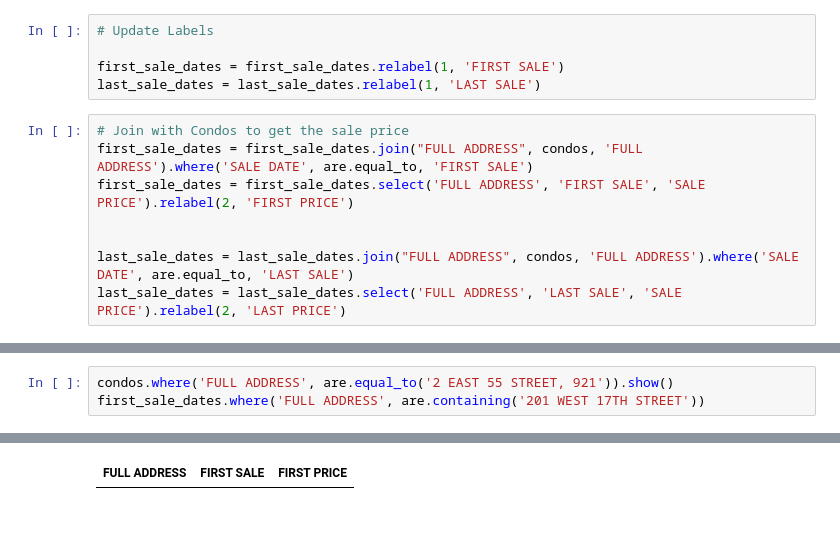
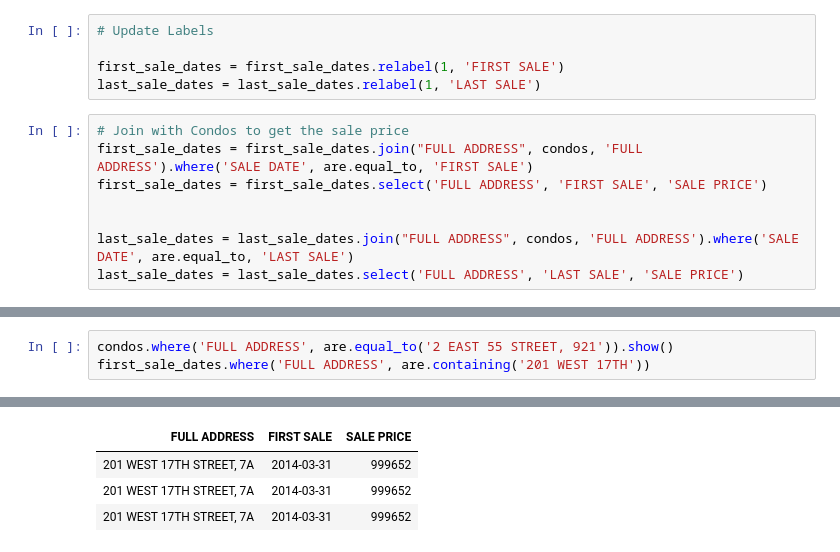
Before and after one commit to somya/nyc_apt_price_predictor, a Jupyter notebook: 02 Data Clean up.ipynb, the cells around one changed output, grey strips where cells are left out. Saved outputs shown, nothing was run; the diff lists cells and outputs as text; blank space fills up the shorter version.

```diff
--- a/02 Data Clean up.ipynb
+++ b/02 Data Clean up.ipynb
@@ -215,11 +219,11 @@ last_sale_dates = last_sale_dates.relabel(1, 'LAST SALE')
 # %%
 # Join with Condos to get the sale price
 first_sale_dates = first_sale_dates.join("FULL ADDRESS", condos, 'FULL ADDRESS').where('SALE DATE', are.equal_to, 'FIRST SALE')
-first_sale_dates = first_sale_dates.select('FULL ADDRESS', 'FIRST SALE', 'SALE PRICE').relabel(2, 'FIRST PRICE')
+first_sale_dates = first_sale_dates.select('FULL ADDRESS', 'FIRST SALE', 'SALE PRICE')
 
 
 last_sale_dates = last_sale_dates.join("FULL ADDRESS", condos, 'FULL ADDRESS').where('SALE DATE', are.equal_to, 'LAST SALE')
-last_sale_dates = last_sale_dates.select('FULL ADDRESS', 'LAST SALE', 'SALE PRICE').relabel(2, 'LAST PRICE')
+last_sale_dates = last_sale_dates.select('FULL ADDRESS', 'LAST SALE', 'SALE PRICE')
 # %%
 first_sale_dates.show(5)
 last_sale_dates.show(5)
@@ -252,13 +264,16 @@ first_sale_dates.where(0, are.containing('201 WEST 17TH')).show()
 # %%
 condos.where('FULL ADDRESS', are.equal_to('2 EAST 55 STREET, 921')).show()
-first_sale_dates.where('FULL ADDRESS', are.containing('201 WEST 17TH STREET'))
+first_sale_dates.where('FULL ADDRESS', are.containing('201 WEST 17TH'))
 # %% [output]
 | SALE DATE | SALE PRICE | ADDRESS | APARTMENT NUMBER | YEAR BUILT | NEIGHBORHOOD | ZIP CODE | BUILDING CLASS AT TIME OF SALE | ... |
 | 2006-10-09 | 467251 | 2 EAST 55 STREET | 921 | 1903 | MIDTOWN CBD | 10022 | R4 | ... |
 | 2006-10-09 | 403977 | 2 EAST 55 STREET | 921 | 1903 | MIDTOWN CBD | 10022 | R4 | ... |
 | 2006-09-05 | 451230 | 2 EAST 55 STREET | 921 | 1903 | MIDTOWN CBD | 10022 | R4 | ... |
 | 2006-08-22 | 486720 | 2 EAST 55 STREET | 921 | 1903 | MIDTOWN CBD | 10022 | R4 | ... |
 | 2006-08-22 | 496860 | 2 EAST 55 STREET | 921 | 1903 | MIDTOWN CBD | 10022 | R4 | ... |
 | 2006-08-22 | 486922 | 2 EAST 55 STREET | 921 | 1903 | MIDTOWN CBD | 10022 | R4 | ... |
 | 2006-08-22 | 412393 | 2 EAST 55 STREET | 921 | 1903 | MIDTOWN CBD | 10022 | R4 | ... |
-| FULL ADDRESS | FIRST SALE | FIRST PRICE |
+| FULL ADDRESS | FIRST SALE | SALE PRICE |
+| 201 WEST 17TH STREET, 7A | 2014-03-31 | 999652 |
+| 201 WEST 17TH STREET, 7A | 2014-03-31 | 999652 |
+| 201 WEST 17TH STREET, 7A | 2014-03-31 | 999652 |
```
Also changed, not shown: parts of 15 cells of this notebook.
